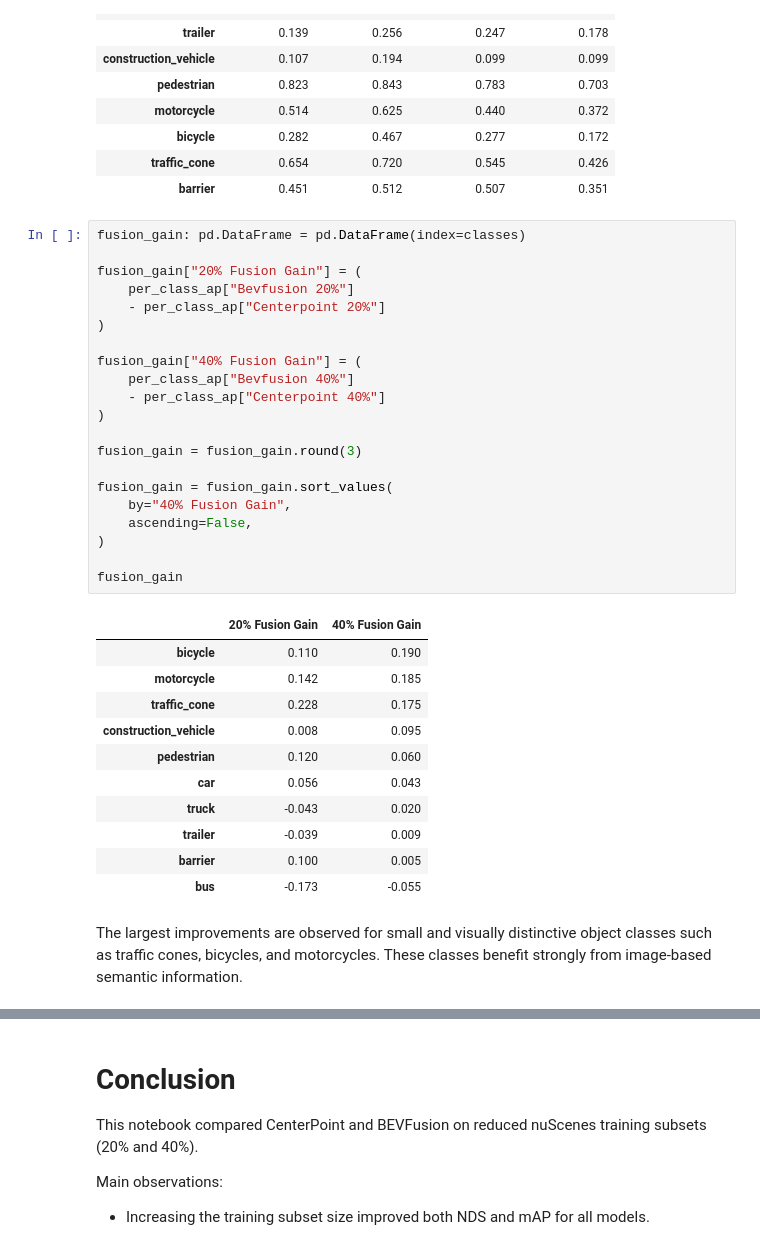
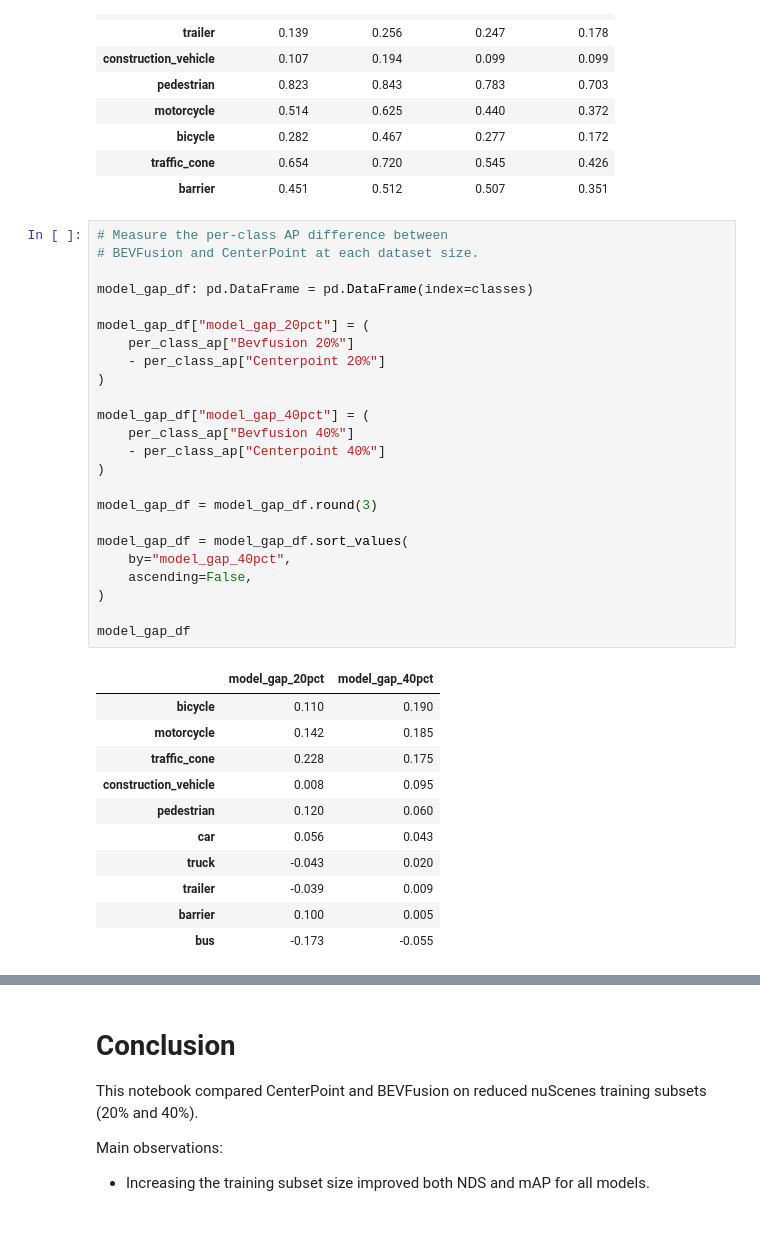
Before and after one commit to darkcyan-ugli-fruit/nuscenes-multimodal-learning, a Jupyter notebook: notebooks/04_models_comparison.ipynb, the cells around one changed output, grey strips where cells are left out. Cells and saved outputs as stored; diff of their text form.

```diff
--- a/notebooks/04_models_comparison.ipynb
+++ b/notebooks/04_models_comparison.ipynb
@@ -397,28 +397,31 @@ per_class_ap
 | traffic_cone | 0.654 | 0.720 | 0.545 | 0.426 |
 | barrier | 0.451 | 0.512 | 0.507 | 0.351 |
 # %%
-fusion_gain: pd.DataFrame = pd.DataFrame(index=classes)
+# Measure the per-class AP difference between
+# BEVFusion and CenterPoint at each dataset size.
 
-fusion_gain["20% Fusion Gain"] = (
+model_gap_df: pd.DataFrame = pd.DataFrame(index=classes)
+
+model_gap_df["model_gap_20pct"] = (
     per_class_ap["Bevfusion 20%"]
     - per_class_ap["Centerpoint 20%"]
 )
 
-fusion_gain["40% Fusion Gain"] = (
+model_gap_df["model_gap_40pct"] = (
     per_class_ap["Bevfusion 40%"]
     - per_class_ap["Centerpoint 40%"]
 )
 
-fusion_gain = fusion_gain.round(3)
+model_gap_df = model_gap_df.round(3)
 
-fusion_gain = fusion_gain.sort_values(
-    by="40% Fusion Gain",
+model_gap_df = model_gap_df.sort_values(
+    by="model_gap_40pct",
     ascending=False,
 )
 
-fusion_gain
+model_gap_df
 # %% [output]
-|  | 20% Fusion Gain | 40% Fusion Gain |
+|  | model_gap_20pct | model_gap_40pct |
 | bicycle | 0.110 | 0.190 |
 | motorcycle | 0.142 | 0.185 |
 | traffic_cone | 0.228 | 0.175 |
@@ -429,5 +432,3 @@ fusion_gain
 | trailer | -0.039 | 0.009 |
 | barrier | 0.100 | 0.005 |
 | bus | -0.173 | -0.055 |
-# %% [markdown]
-The largest improvements are observed for small and visually distinctive object classes such as traffic cones, bicycles, and motorcycles. These classes benefit strongly from image-based semantic information.
```
Also changed, not shown: parts of 3 cells of this notebook, 6 other files.
